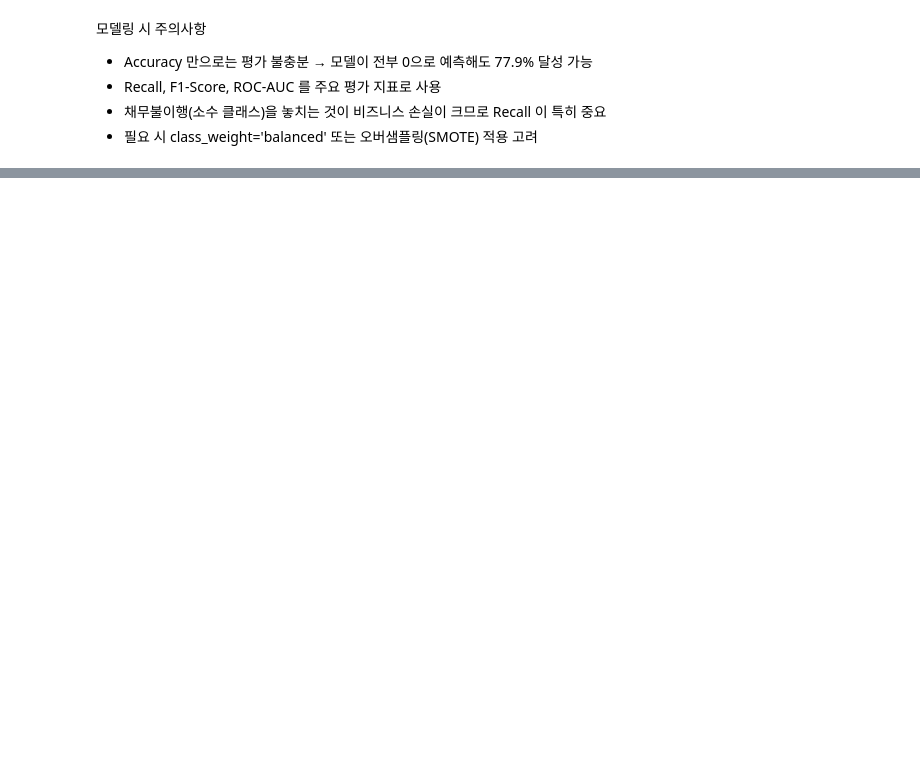
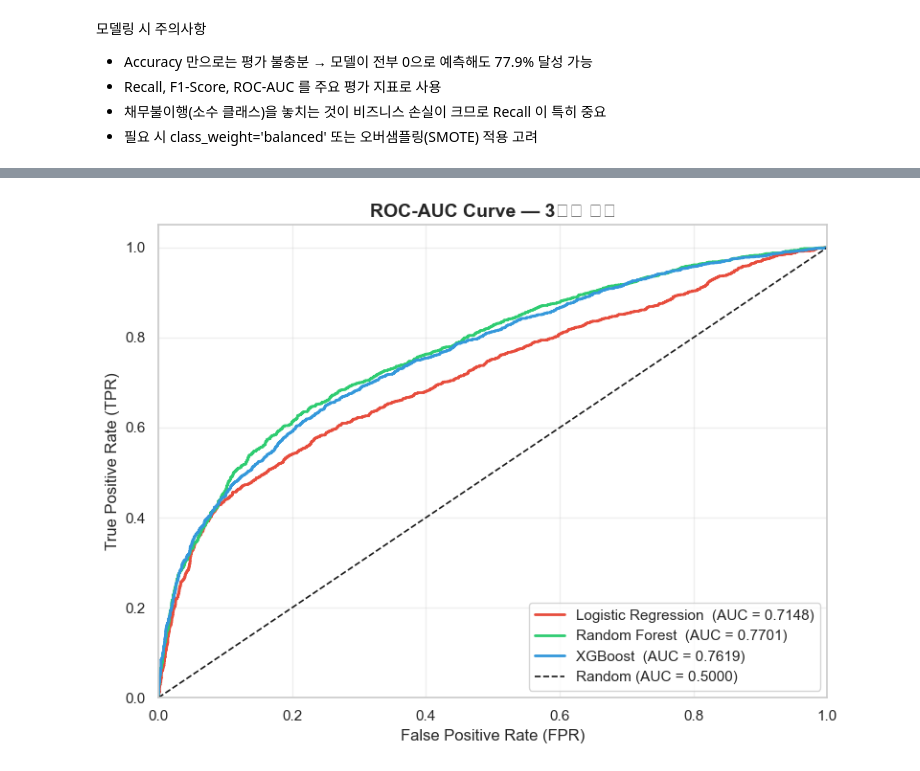
Before and after one commit to sohson/hipython, a Jupyter notebook: ml/11_신용카드_채무불이행_고객예측.ipynb, the cells around one changed output, grey strips where cells are left out. Drawn from its saved outputs; the diff is of its cells as text; code cells hidden in the pictures; blank space fills up the shorter version.

```diff
--- a/ml/11.신용카드_채무불이행_고객예측.ipynb
+++ b/ml/11_신용카드_채무불이행_고객예측.ipynb
@@ -304,0 +718,32 @@ from sklearn.metrics import classification_report, confusion_matrix, roc_auc_sco
+# %%
+# 5-3. ROC-AUC Curve 시각화
+from sklearn.metrics import roc_curve, auc
+import matplotlib.pyplot as plt
+
+plt.figure(figsize=(8, 6))
+
+colors = {
+    'Logistic Regression': '#E74C3C',
+    'Random Forest'      : '#2ECC71',
+    'XGBoost'            : '#3498DB',
+}
+
+for name, (_, proba) in models_eval.items():
+    fpr, tpr, _ = roc_curve(y_test, proba)
+    roc_auc     = auc(fpr, tpr)
+    plt.plot(fpr, tpr,
+             label=f"{name}  (AUC = {roc_auc:.4f})",
+             color=colors[name], lw=2)
+
+plt.plot([0, 1], [0, 1], 'k--', lw=1.2, label='Random (AUC = 0.5000)')
+plt.xlim([0.0, 1.0])
+plt.ylim([0.0, 1.05])
+plt.xlabel('False Positive Rate (FPR)', fontsize=12)
+plt.ylabel('True Positive Rate (TPR)', fontsize=12)
+plt.title('ROC-AUC Curve — 3모델 비교', fontsize=14, fontweight='bold')
+plt.legend(loc='lower right', fontsize=11)
+plt.grid(alpha=0.3)
+plt.tight_layout()
+plt.show()
+# %% [output]
+[figure, added]
```
Also changed, not shown: parts of 20 cells of this notebook.
